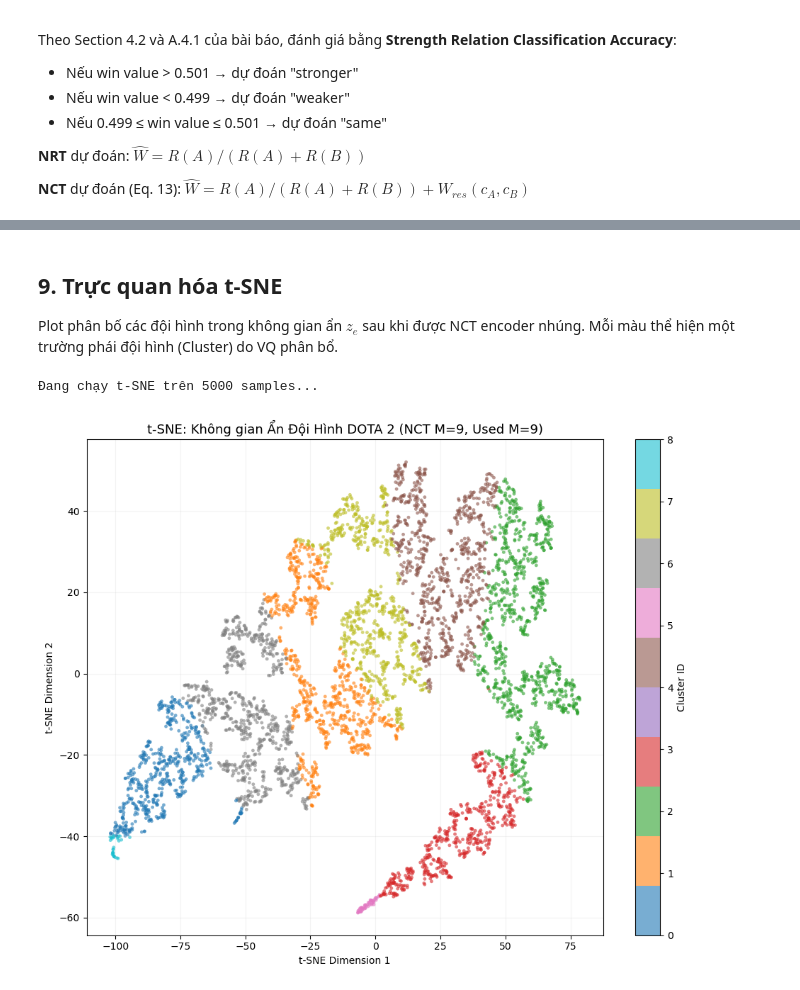
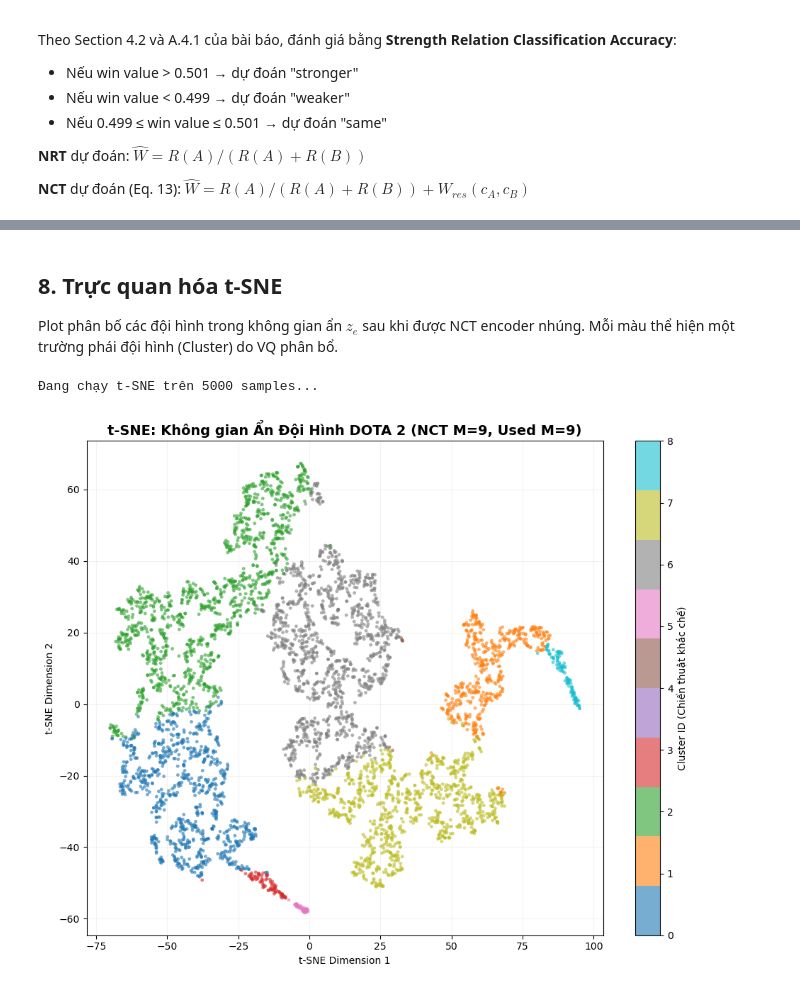
Before and after one commit to TANVANHCMUS2005/DM_Lab03_Clustering, a Jupyter notebook: Group_11/notebooks/03_new_dataset.ipynb, the cells around one changed output, grey strips where cells are left out. Cells and saved outputs as stored; diff of their text form; code cells hidden in the pictures.

```diff
--- a/Group_11/notebooks/03_new_dataset.ipynb
+++ b/Group_11/notebooks/03_new_dataset.ipynb
@@ -190,10 +189,8 @@ NRT_EPOCHS = 100
 NRT_LR = 0.00025
 BATCH_SIZE = 256
 
-nrt_model = NRT(input_dim=NUM_CHAMPIONS).to(DEVICE)
+nrt_model = NeuralRatingTable(input_dim=NUM_CHAMPIONS).to(DEVICE)
 nrt_optimizer = optim.Adam(nrt_model.parameters(), lr=NRT_LR)
-# Linear decay từ 0.00025 → 0 theo paper:
-# "A linear decay learning rate from 0.00025 to 0 over 100 epochs"
 nrt_scheduler = optim.lr_scheduler.LambdaLR(
     nrt_optimizer, lr_lambda=lambda epoch: max(0.0, 1.0 - epoch / NRT_EPOCHS)
 )
@@ -212,7 +209,9 @@ for epoch in range(NRT_EPOCHS):
 
         comp_A = batch_X[:, 0, :]
         comp_B = batch_X[:, 1, :]
-        expected_win_A, _, _ = nrt_model(comp_A, comp_B)
+
+        outputs = nrt_model(comp_A, comp_B)
+        expected_win_A = outputs["win_prob_a"]
 
         # NRT Loss: MSE giữa Bradley-Terry prediction và Actual Win/Loss
         loss = F.mse_loss(expected_win_A.squeeze(), batch_y)
@@ -229,16 +228,6 @@ for epoch in range(NRT_EPOCHS):
         print(f"  Epoch {epoch+1:3d}/{NRT_EPOCHS} — Loss: {avg_loss:.6f} — LR: {lr_now:.6f}")
 
 print("--- NRT TRAINING HOÀN TẤT ---")
-
-# Plot training loss
-plt.figure(figsize=(10, 4))
-plt.plot(nrt_losses, color='#2196F3', linewidth=1.5)
-plt.title('NRT Training Loss', fontsize=13)
-plt.xlabel('Epoch')
-plt.ylabel('MSE Loss')
-plt.grid(True, alpha=0.3)
-plt.tight_layout()
-plt.show()
 # %% [output]
 --- BẮT ĐẦU TRAINING NRT ---
   Epoch  20/100 — Loss: 0.031768 — LR: 0.000200
@@ -530,30 +454,37 @@ print("=" * 55)
 # %% [markdown]
-## 9. Trực quan hóa t-SNE
+## 8. Trực quan hóa t-SNE
 
 Plot phân bố các đội hình trong không gian ẩn $z_e$ sau khi được NCT encoder nhúng. Mỗi màu thể hiện một trường phái đội hình (Cluster) do VQ phân bổ.
 # %%
-# Lấy subsample để t-SNE chạy nhanh và plot đẹp
+all_latent = np.concatenate([nct_train_outputs["latent_a"], nct_train_outputs["latent_b"]], axis=0)
+all_categories = np.concatenate([nct_train_outputs["category_a"], nct_train_outputs["category_b"]], axis=0)
+utilization = codebook_utilization(all_categories, num_embeddings=M_CLUSTERS)
+
 SAMPLE_SIZE = min(5000, len(all_latent))
-rng = np.random.RandomState(SEED)
+
+# Lấy ngẫu nhiên mẫu để chạy t-SNE
+rng = np.random.RandomState(42) # Cố định seed vẽ chart
 sample_idx = rng.choice(len(all_latent), SAMPLE_SIZE, replace=False)
 
 X_sample = all_latent[sample_idx]
-y_sample = all_cluster_labels[sample_idx]
+y_sample = all_categories[sample_idx]
 
-print(f"Đang chạy t-SNE trên {SAMPLE_SIZE} samples...")
-tsne = TSNE(n_components=2, random_state=SEED, perplexity=30)
+print(f"\nĐang chạy t-SNE trên {SAMPLE_SIZE} samples...")
+tsne = TSNE(n_components=2, random_state=42, perplexity=30)
 X_tsne = tsne.fit_transform(X_sample)
 
+# Vẽ biểu đồ
 plt.figure(figsize=(10, 8))
 scatter = plt.scatter(X_tsne[:, 0], X_tsne[:, 1],
                       c=y_sample, cmap='tab10', s=12, alpha=0.6, edgecolors='none')
-plt.colorbar(scatter, label='Cluster ID')
-plt.title(f't-SNE: Không gian Ẩn Đội Hình DOTA 2 (NCT M={M_CLUSTERS}, Used M={used_M})', fontsize=13)
+
+plt.colorbar(scatter, label='Cluster ID (Chiến thuật khắc chế)')
+used_m = utilization['used_codes']
+plt.title(f't-SNE: Không gian Ẩn Đội Hình DOTA 2 (NCT M={M_CLUSTERS}, Used M={used_m})', fontsize=14, fontweight='bold')
 plt.xlabel('t-SNE Dimension 1')
 plt.ylabel('t-SNE Dimension 2')
 plt.grid(True, alpha=0.15)
 plt.tight_layout()
-plt.show()
 # %% [output]
 Đang chạy t-SNE trên 5000 samples...
-[figure, old version]
+[figure, new version]
```
Also changed, not shown: parts of 12 cells of this notebook, 2 other files.
